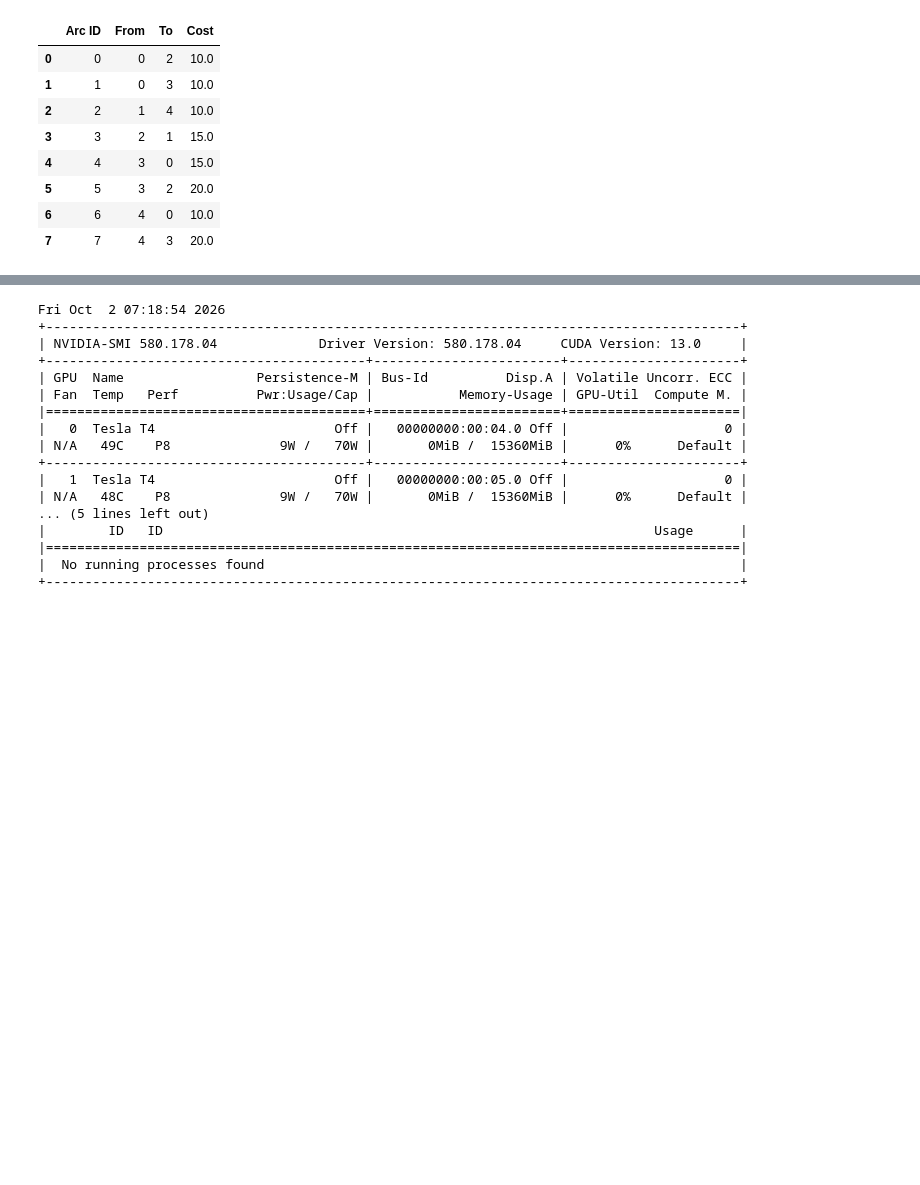
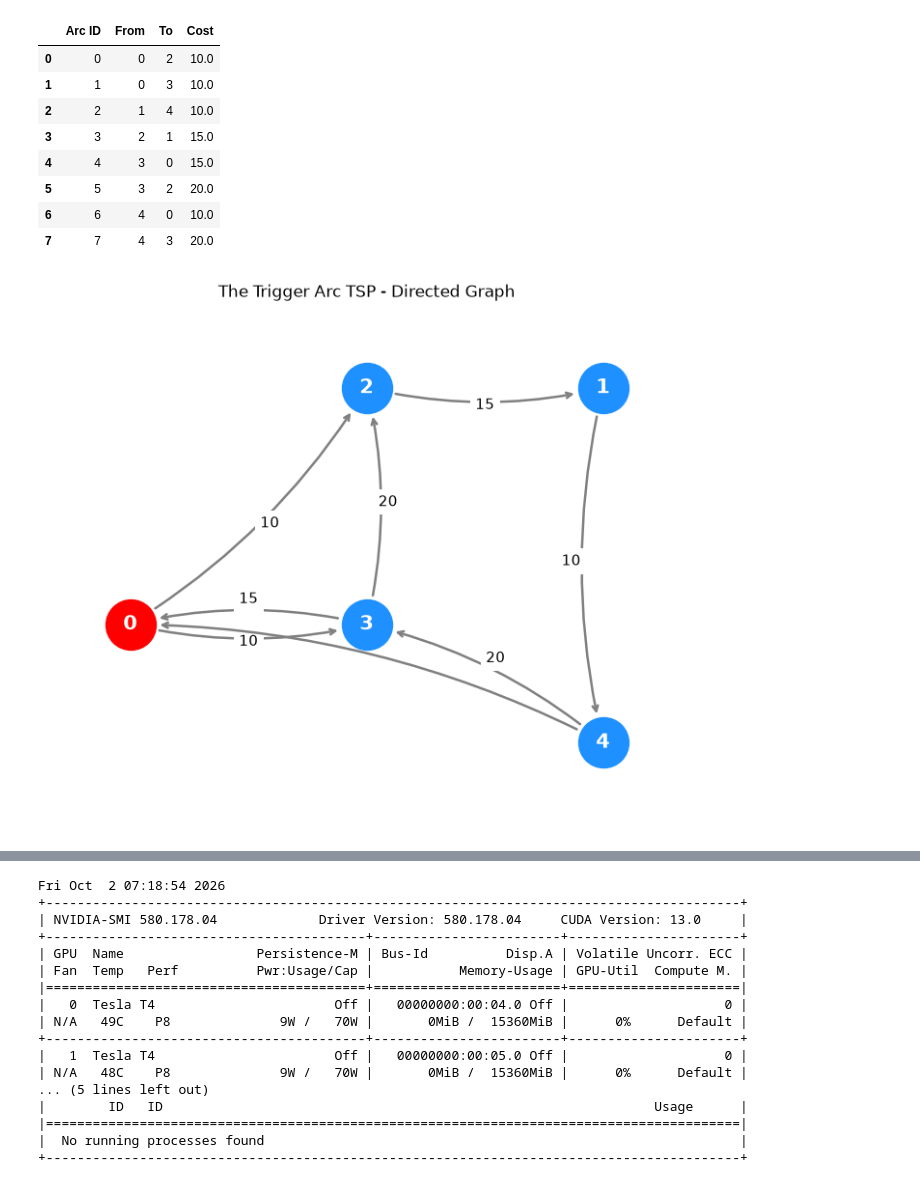
Before and after one commit to erazeqiri/EraZeqiri_The_Trigger_Arc_TSP, a Jupyter notebook: trigger_arc_tsp_analysis.ipynb, the cells around one changed output, grey strips where cells are left out. Cells and saved outputs as stored; diff of their text form; code cells hidden in the pictures; blank space fills up the shorter version.

Commit message:
Add graph visualization and trigger relations analysis

```diff
--- a/trigger_arc_tsp_analysis.ipynb
+++ b/trigger_arc_tsp_analysis.ipynb
@@ -78,3 +78,79 @@ display(df_arcs)
 | 5 | 5 | 3 | 2 | 20.0 |
 | 6 | 6 | 4 | 0 | 10.0 |
 | 7 | 7 | 4 | 3 | 20.0 |
+# %%
+
+import matplotlib.pyplot as plt
+
+# Pozicionet e nyjeve
+positions = {
+    0: (0, 1),
+    1: (4, 3),
+    2: (2, 3),
+    3: (2, 1),
+    4: (4, 0)
+}
+
+fig, ax = plt.subplots(figsize=(10, 7))
+
+# Vizatojme harqet dhe kostot
+for _, arc in df_arcs.iterrows():
+    start = int(arc["From"])
+    end = int(arc["To"])
+    cost = arc["Cost"]
+
+    x1, y1 = positions[start]
+    x2, y2 = positions[end]
+
+    ax.annotate(
+        "",
+        xy=(x2, y2),
+        xytext=(x1, y1),
+        arrowprops=dict(
+            arrowstyle="->",
+            color="gray",
+            lw=1.8,
+            shrinkA=22,
+            shrinkB=22,
+            connectionstyle="arc3,rad=0.12"
+        )
+    )
+
+    dx = x2 - x1
+    dy = y2 - y1
+
+    ax.text(
+        (x1 + x2) / 2 + 0.09 * dy,
+        (y1 + y2) / 2 - 0.09 * dx,
+        f"{cost:g}",
+        color="black",
+        fontsize=11,
+        ha="center",
+        bbox=dict(facecolor="white", edgecolor="none")
+    )
+
+# Vizatojme nyjet
+for node, (x, y) in positions.items():
+    color = "red" if node == 0 else "dodgerblue"
+
+    ax.scatter(x, y, s=1400, color=color, zorder=3)
+
+    ax.text(
+        x, y, str(node),
+        color="white",
+        fontsize=15,
+        fontweight="bold",
+        ha="center",
+        va="center",
+        zorder=4
+    )
+
+ax.set_title("The Trigger Arc TSP - Directed Graph")
+ax.set_xlim(-0.7, 4.7)
+ax.set_ylim(-0.7, 3.7)
+ax.set_aspect("equal")
+ax.axis("off")
+
+plt.show()
+# %% [output]
+[figure, added]
```
Also changed, not shown: parts of 1 cell of this notebook, 1 other file.
